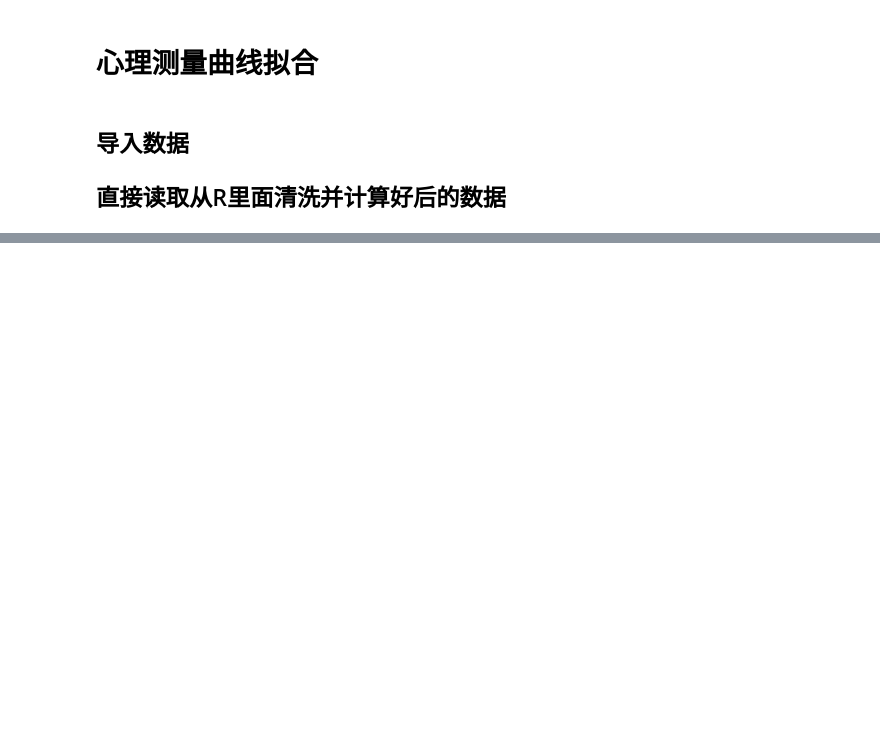
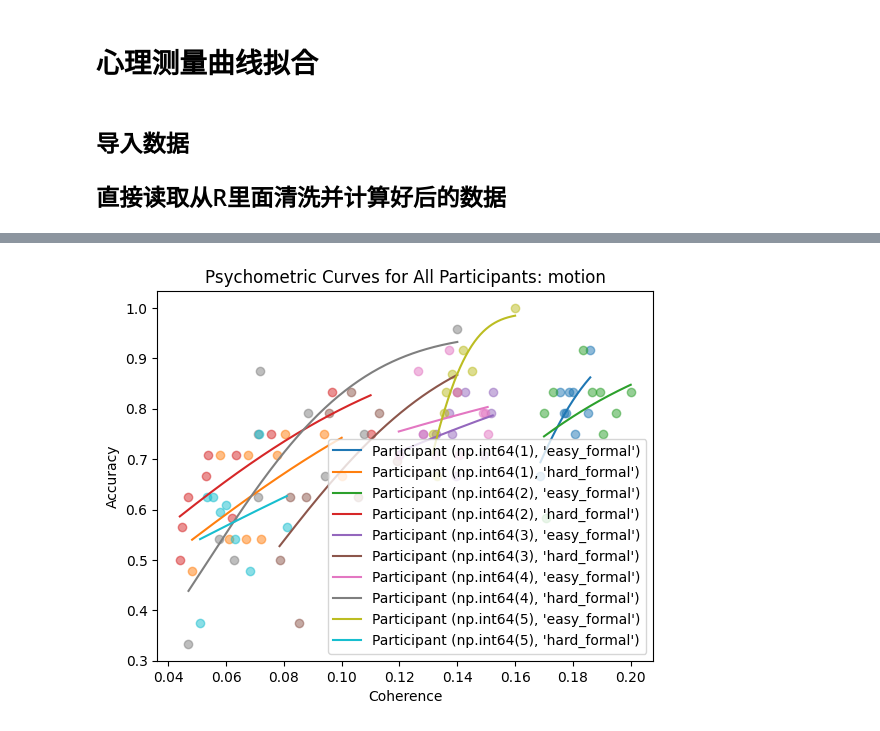
Before and after one commit to Wsy122/Self_Prioritization_Expt, a Jupyter notebook: 3_Analysis/3_2_pilot_expt_v3/psychCurve.ipynb, the cells around one changed output, grey strips where cells are left out. Saved outputs shown, nothing was run; the diff lists cells and outputs as text; code cells hidden in the pictures; blank space fills up the shorter version.

```diff
--- a/3_Analysis/3_2_pilot_expt_v3/psychCurve.ipynb
+++ b/3_Analysis/3_2_pilot_expt_v3/psychCurve.ipynb
@@ -64,0 +91,41 @@ print(pc.coefs_)
+# %%
+import pandas as pd
+import matplotlib.pyplot as plt
+import numpy as np
+
+# 假设 df_motion 是已经存在的 DataFrame，包含 'Participant_ID', 'coherence', 'acc' 列
+# 按被试 ID 分组
+grouped = df_motion.groupby(['Participant_ID', 'difficulty'])
+
+# 创建一个图形窗口
+plt.figure()
+
+# 遍历每个被试
+for participant_id, group in grouped:
+    # 提取当前被试的 x 和 y 数据
+    x = group['coherence'].values
+    y = group['acc'].values
+
+    # 初始化并拟合心理物理曲线
+    pc = PsychometricCurve(model='wh')
+    pc.fit(x, y)
+
+    # 生成预测数据用于绘制曲线
+    x_pred = np.linspace(x.min(), x.max(), 200)
+    y_pred = pc.predict(x_pred)
+
+    # 绘制当前被试的曲线
+    plt.plot(x_pred, y_pred, label=f'Participant {participant_id}', alpha=1)
+    # 绘制当前被试的数据点
+    plt.scatter(x, y, marker='o', alpha=0.5)
+
+# 设置图形的标题、坐标轴标签和图例
+plt.title('Psychometric Curves for All Participants: motion')
+plt.xlabel('Coherence')
+plt.ylabel('Accuracy')
+plt.legend()
+
+# 显示图形
+plt.show()
+# %% [output]
+[figure, added]
```
Also changed, not shown: parts of 21 cells of this notebook, 23 other files.
